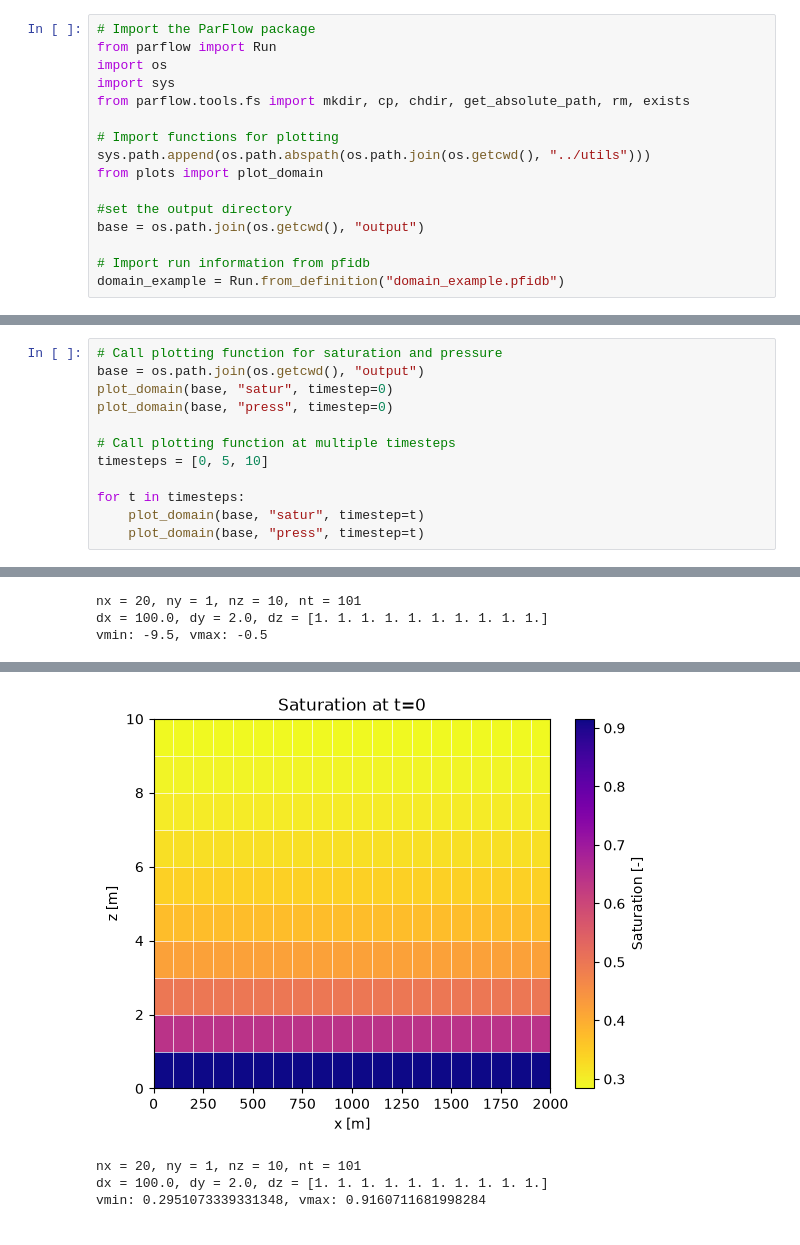
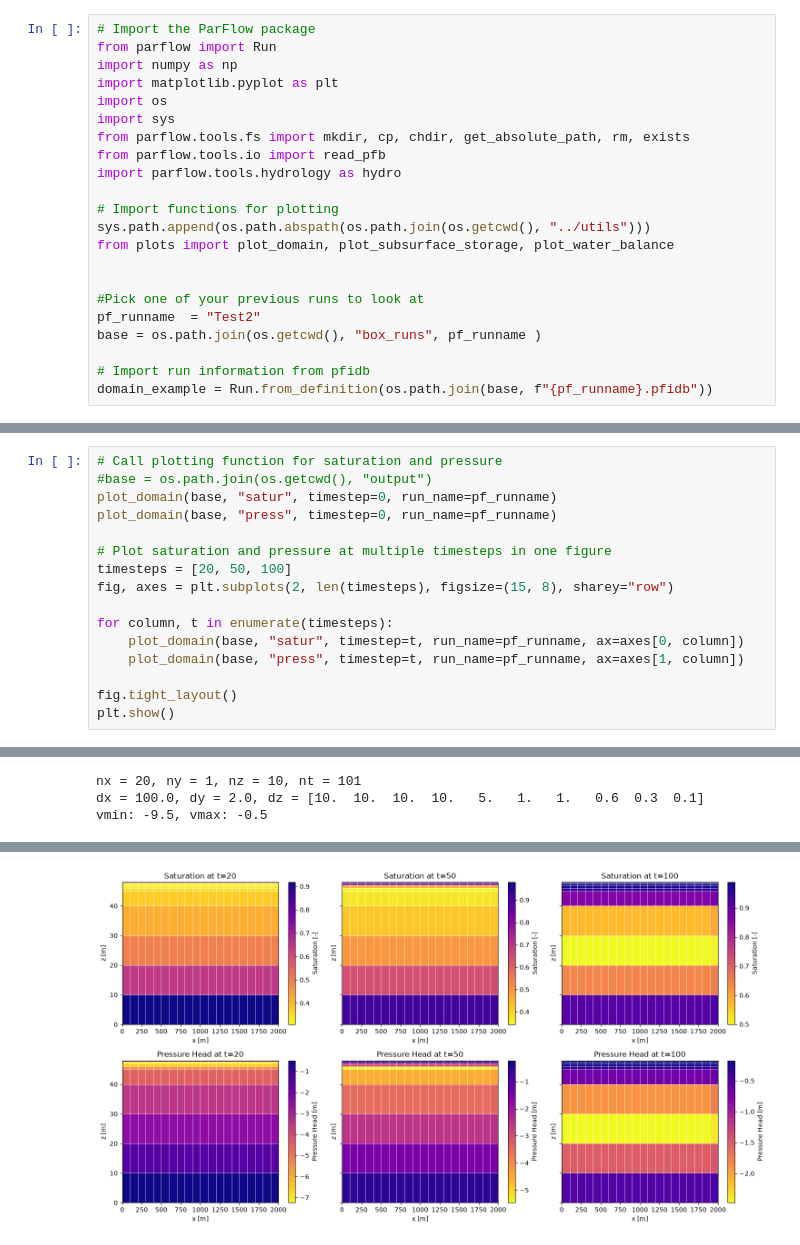
Before and after one commit to hydroframe/ParFlow_CUAHSI_VU, a Jupyter notebook: Activity1_BoxModel/box_domain_analysis.ipynb, the cells around one changed output, grey strips where cells are left out. Drawn from its saved outputs; the diff is of its cells as text.

```diff
--- a/Activity1_BoxModel/box_domain_analysis.ipynb
+++ b/Activity1_BoxModel/box_domain_analysis.ipynb
@@ -17,16 +6,22 @@ We will be working with a simple 2D box cross section domain with the following
 # %%
 # Import the ParFlow package
 from parflow import Run
+import numpy as np
+import matplotlib.pyplot as plt
 import os
 import sys
 from parflow.tools.fs import mkdir, cp, chdir, get_absolute_path, rm, exists
+from parflow.tools.io import read_pfb
+import parflow.tools.hydrology as hydro
 
 # Import functions for plotting
 sys.path.append(os.path.abspath(os.path.join(os.getcwd(), "../utils")))
-from plots import plot_domain
+from plots import plot_domain, plot_subsurface_storage, plot_water_balance
 
-#set the output directory
-base = os.path.join(os.getcwd(), "output")
+
+#Pick one of your previous runs to look at
+pf_runname  = "Test2"
+base = os.path.join(os.getcwd(), "box_runs", pf_runname )
 
 # Import run information from pfidb
-domain_example = Run.from_definition("domain_example.pfidb")
+domain_example = Run.from_definition(os.path.join(base, f"{pf_runname}.pfidb"))
@@ -33,14 +32,18 @@ domain_example = Run.from_definition("domain_example.pfidb")
 # %%
 # Call plotting function for saturation and pressure
-base = os.path.join(os.getcwd(), "output")
-plot_domain(base, "satur", timestep=0)
-plot_domain(base, "press", timestep=0)
+#base = os.path.join(os.getcwd(), "output")
+plot_domain(base, "satur", timestep=0, run_name=pf_runname)
+plot_domain(base, "press", timestep=0, run_name=pf_runname)
 
-# Call plotting function at multiple timesteps
-timesteps = [0, 5, 10]
+# Plot saturation and pressure at multiple timesteps in one figure
+timesteps = [20, 50, 100]
+fig, axes = plt.subplots(2, len(timesteps), figsize=(15, 8), sharey="row")
 
-for t in timesteps:
-    plot_domain(base, "satur", timestep=t)
-    plot_domain(base, "press", timestep=t)
+for column, t in enumerate(timesteps):
+    plot_domain(base, "satur", timestep=t, run_name=pf_runname, ax=axes[0, column])
+    plot_domain(base, "press", timestep=t, run_name=pf_runname, ax=axes[1, column])
+
+fig.tight_layout()
+plt.show()
 # %% [output]
 nx = 20, ny = 1, nz = 10, nt = 101
@@ -50,3 +53,3 @@ vmin: 0.28374782761443423, vmax: 0.9155417527999328
 nx = 20, ny = 1, nz = 10, nt = 101
-dx = 100.0, dy = 2.0, dz = [1. 1. 1. 1. 1. 1. 1. 1. 1. 1.]
+dx = 100.0, dy = 2.0, dz = [10.  10.  10.  10.   5.   1.   1.   0.6  0.3  0.1]
 vmin: -9.5, vmax: -0.5
@@ -57,4 +75 @@ vmin: 0.28374782761443423, vmax: 0.9155417527999328
-[figure, old version]
+[figure, new version]
-nx = 20, ny = 1, nz = 10, nt = 101
-dx = 100.0, dy = 2.0, dz = [1. 1. 1. 1. 1. 1. 1. 1. 1. 1.]
-vmin: 0.2951073339331348, vmax: 0.9160711681998284
```
Also changed, not shown: parts of 13 cells of this notebook, 4 other files.
